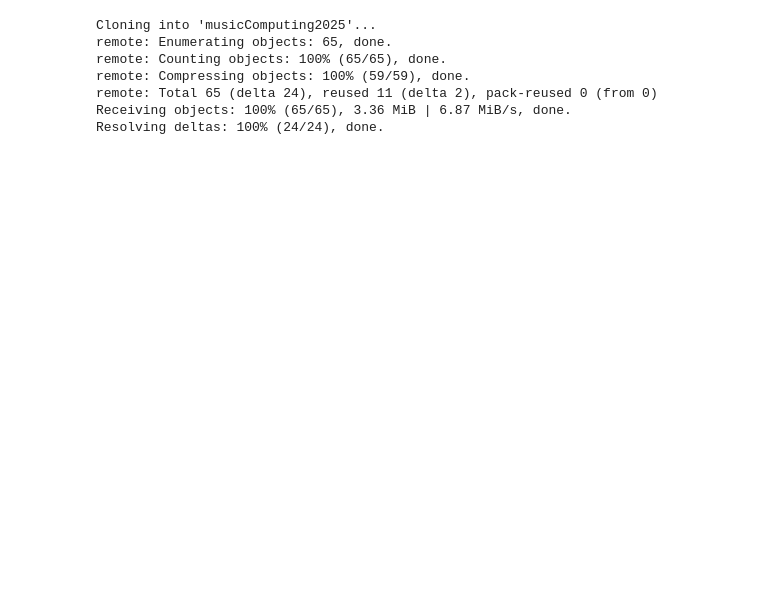
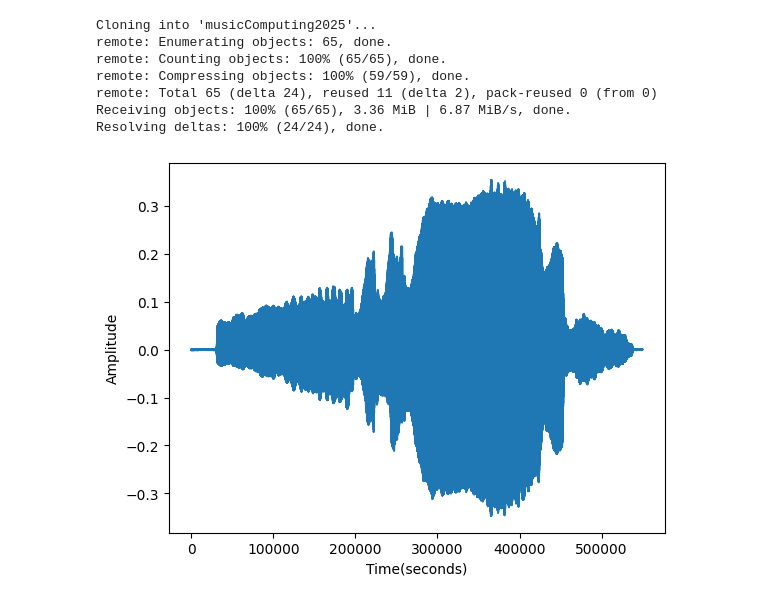
Before and after one commit to BrianaF691/MusicComputing-, a Jupyter notebook: assignments/labAssignment1.ipynb, the cells around one changed output. Saved outputs shown, nothing was run; the diff lists cells and outputs as text; code cells hidden in the pictures; blank space fills up the shorter version.

```diff
--- a/assignments/labAssignment1.ipynb
+++ b/assignments/labAssignment1.ipynb
@@ -28,24 +28,42 @@ def plotAudio(file,samplingRate):
 
   # In the function you should use librosa.load() to open the specified filename
   # with the specified sampling rate
+  sig , sr = librosa.load(file,mono=True,sr=samplingRate)
 
   # Use variables for the x- and y-labels
-  xlabel= ('Time (seconds)')
-  ylabel= ('Amplitude')
+  xlabel=('Time(seconds)')
+  ylabel=(amplitude)
+
+
+# 2) Create a function that inputs the name of an audio file and a sampling rate
+
+def plotAudio(file,samplingRate):
+
+  # In the function you should use librosa.load() to open the specified filename
+  # with the specified sampling rate
+  sig , sr = librosa.load(file,mono=True,sr=samplingRate)
+
+  # Use variables for the x- and y-labels
+  xlabel=('Time(seconds)')
+  ylabel=('Amplitude')
+
 
   # The function should plot the time-domain (waveform) representation of the
   # audio signal with time in seconds on the x-axis and amplitude on the y-axis
-  sig , sr = librosa.load(file,mono=True,sr=samplingRate)
-
-
+  #def plotlabel(xlabel,ylabel)
   # Plot the signal
   plt.plot(sig)
+  plt.xlabel(xlabel)
+  plt.ylabel(ylabel)
+  plt.show()
 # %%
 # 3) Run the function twice (in different cells)
 # First use ‘avm.wav’ as the filename with a sampling rate of 44100
 
 file = 'musicComputing2025/audioFiles/avm.wav'
 samplingRate=44100
-plotAudio(file,samplingRate)
+plotAudio('musicComputing2025/audioFiles/avm.wav',44100)
+# %% [output]
+[figure, added]
 # %%
 # Second use ‘avm.wav’ as the filename with a sampling rate of 441
```
Also changed, not shown: parts of 1 cell of this notebook.
